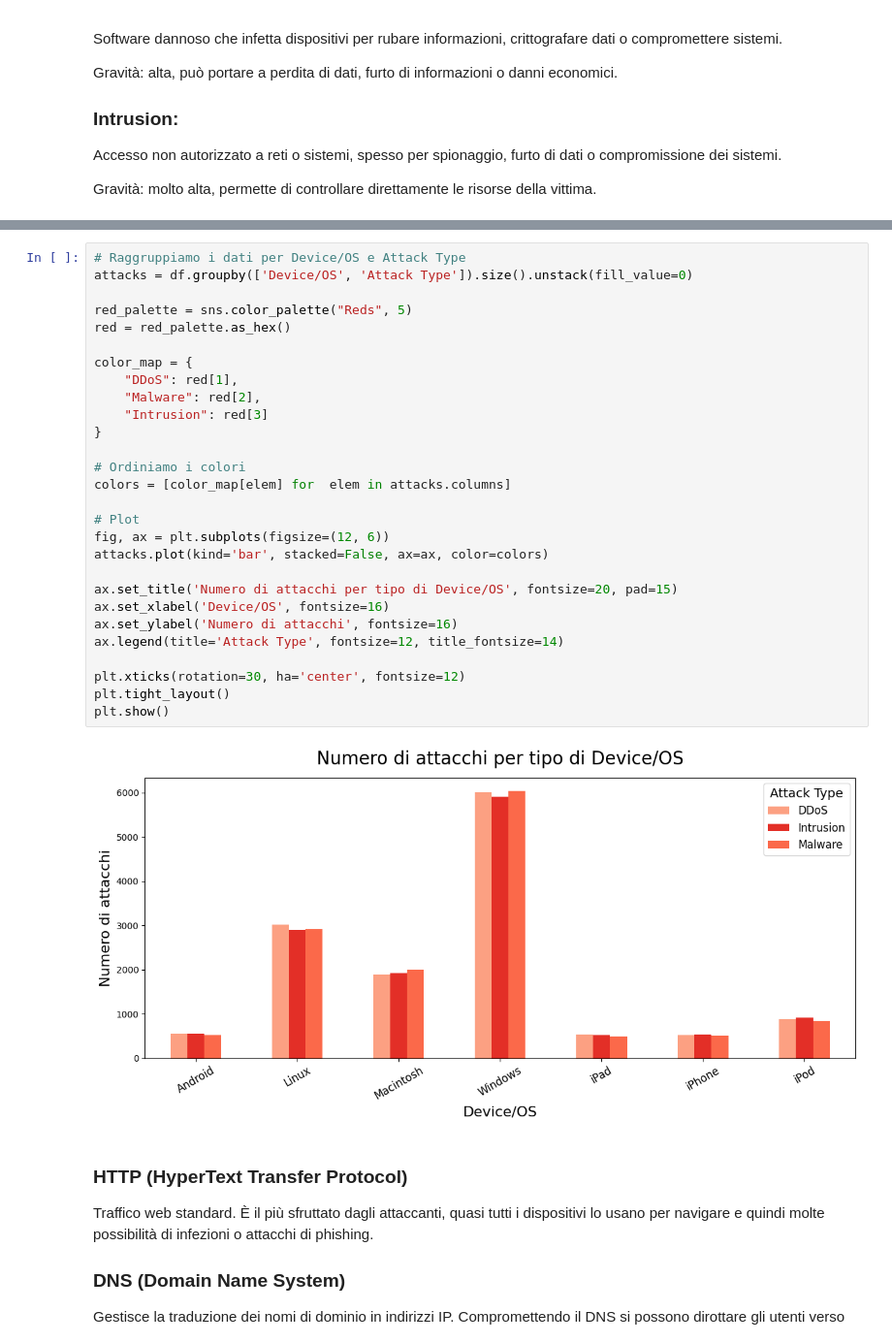
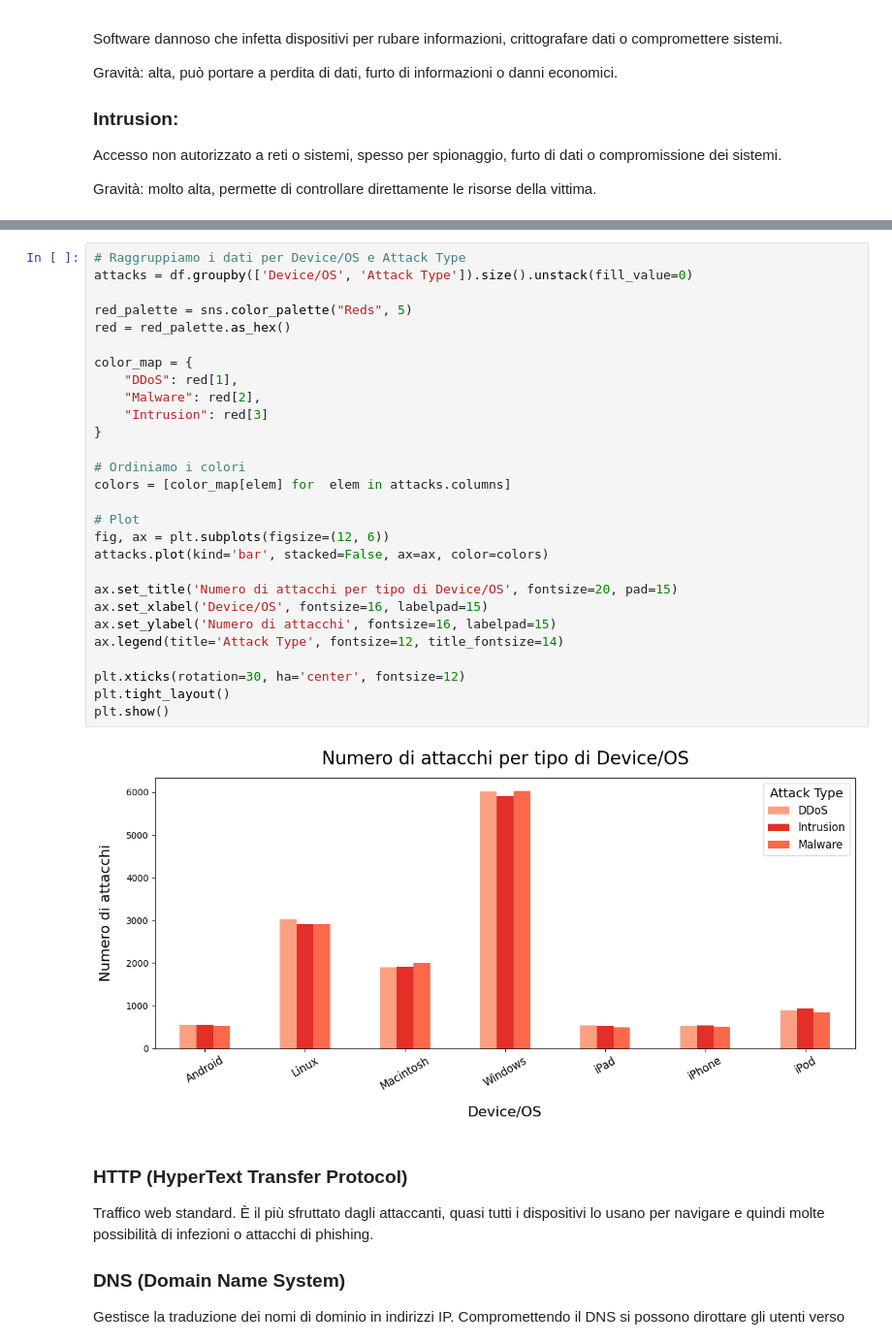
Before and after one commit to Fr0sT02/Progetto-Data-Science-, a Jupyter notebook: Progetto_DS.ipynb, the cells around one changed output, grey strips where cells are left out. Shown at 97% size. Cells and saved outputs as stored; diff of their text form.

```diff
--- a/Progetto_DS.ipynb
+++ b/Progetto_DS.ipynb
@@ -187,33 +187,33 @@ plt.show()
 # %%
 # Raggruppiamo i dati per Device/OS e Attack Type
 attacks = df.groupby(['Device/OS', 'Attack Type']).size().unstack(fill_value=0)
 
 red_palette = sns.color_palette("Reds", 5)
 red = red_palette.as_hex()
 
 color_map = {
     "DDoS": red[1],
     "Malware": red[2],
     "Intrusion": red[3]
 }
 
 # Ordiniamo i colori
 colors = [color_map[elem] for  elem in attacks.columns]
 
 # Plot
 fig, ax = plt.subplots(figsize=(12, 6))
 attacks.plot(kind='bar', stacked=False, ax=ax, color=colors)
 
 ax.set_title('Numero di attacchi per tipo di Device/OS', fontsize=20, pad=15)
-ax.set_xlabel('Device/OS', fontsize=16)
-ax.set_ylabel('Numero di attacchi', fontsize=16)
+ax.set_xlabel('Device/OS', fontsize=16, labelpad=15)
+ax.set_ylabel('Numero di attacchi', fontsize=16, labelpad=15)
 ax.legend(title='Attack Type', fontsize=12, title_fontsize=14)
 
 plt.xticks(rotation=30, ha='center', fontsize=12)
 plt.tight_layout()
 plt.show()
 # %% [output]
-[figure, old version]
+[figure, new version]
 # %% [markdown]
 ### HTTP (HyperText Transfer Protocol)
 Traffico web standard. È il più sfruttato dagli attaccanti, quasi tutti i dispositivi lo usano per navigare e quindi molte possibilità di infezioni o attacchi di phishing.
```
Also changed, not shown: parts of 7 cells of this notebook.
